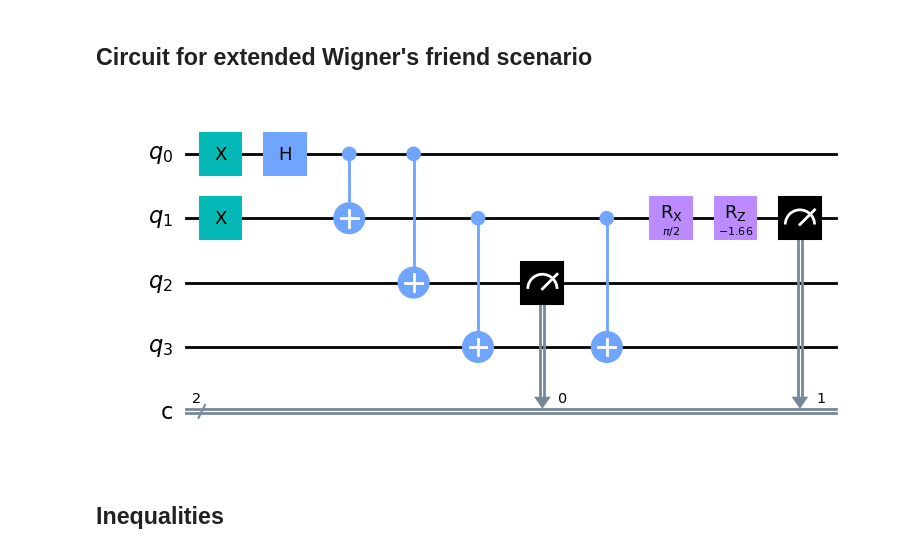
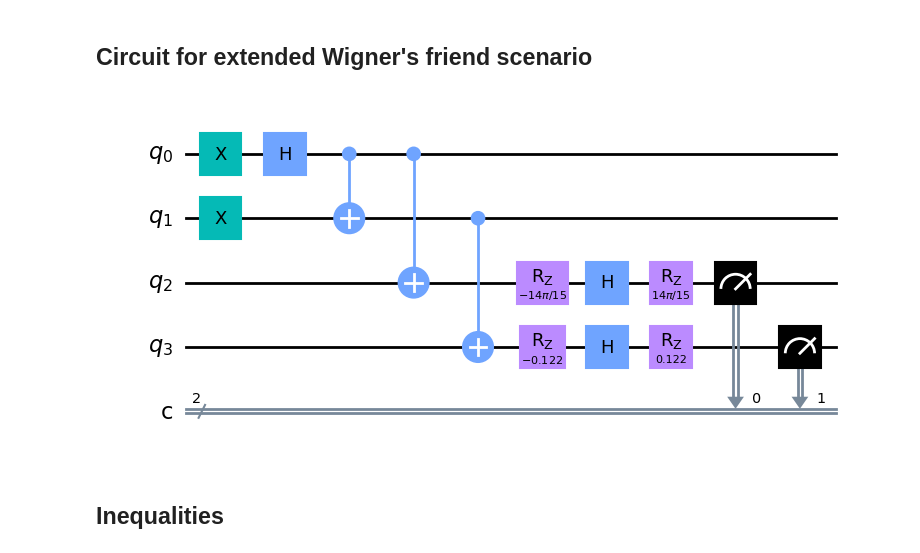
Before and after one commit to unitaryfund/wigners_friend, a Jupyter notebook: notebooks/ewfs_measurements.ipynb, the cells around one changed output. Cells and saved outputs as stored; diff of their text form; code cells hidden in the pictures.

```diff
--- a/notebooks/ewfs_measurements.ipynb
+++ b/notebooks/ewfs_measurements.ipynb
@@ -201,7 +201,12 @@ def ewfs(alice_setting: Setting, bob_setting: Setting, angles: list[float], beta
     qc = qc.compose(debbie_obs)
 
     # 0: Charlie system; 2: Charlie; [0]: Alice
+
     if alice_setting is PEEK:
+        qc.rz(-angles[alice_setting], 2)
+        qc.h(2)
+        qc.rz(angles[alice_setting], 2)
+
         # Ask Charlie for the outcome. We pick a random qubit from Charlie's register.
         random_offset = random.randint(0, CHARLIE_SIZE-1)
         qc.measure(SYS_SIZE + random_offset, ALICE)
@@ -210,13 +215,20 @@ def ewfs(alice_setting: Setting, bob_setting: Setting, angles: list[float], beta
         qc = qc.compose(charlie_obs)
 
         # For either REVERSE_1 or REVERSE_2, apply the appropriate angle rotations.
-        qc.rx(np.pi/2, ALICE)
-        qc.rz(angles[alice_setting] - 1.5*np.pi, ALICE)
+        qc.rz(-angles[alice_setting], ALICE)
+        qc.h(ALICE)
+        qc.rz(angles[alice_setting], ALICE)
+
+        #qc.rx(np.pi/2, ALICE)
 
         qc.measure(ALICE, ALICE)
 
     # 1: Debbie system; 3: Debbie; [1]: Bob
     if bob_setting is PEEK:
+        qc.rz(-(beta - angles[bob_setting]), 3)
+        qc.h(3)
+        qc.rz((beta - angles[bob_setting]), 3)
+
         # Ask Debbie for the outcome. We pick a random qubit from Debbie's register.
         random_offset = random.randint(0, DEBBIE_SIZE-1)
         qc.measure(SYS_SIZE + CHARLIE_SIZE + random_offset, BOB)
@@ -225,16 +237,19 @@ def ewfs(alice_setting: Setting, bob_setting: Setting, angles: list[float], beta
         qc = qc.compose(debbie_obs)
 
         # For either REVERSE_1 or REVERSE_2, apply the appropriate angle rotations.
-        qc.rx(np.pi/2, BOB)
-        qc.rz((beta - angles[bob_setting]) - 1.5*np.pi, BOB)
+        qc.rz(-(beta - angles[bob_setting]), BOB)
+        qc.h(BOB)
+        qc.rz((beta - angles[bob_setting]), BOB)
+
+        #qc.rx(np.pi/2, BOB)
 
         qc.measure(BOB, BOB)
 
     return qc
 # %%
-qc = ewfs(PEEK, REVERSE_1, ANGLES, BETA)
+qc = ewfs(PEEK, PEEK, ANGLES, BETA)
 qc.draw("mpl")
 # %% [output]
-[figure, old version]
+[figure, new version]
 # %% [markdown]
 ## Inequalities
```
Also changed, not shown: parts of 12 cells of this notebook.
